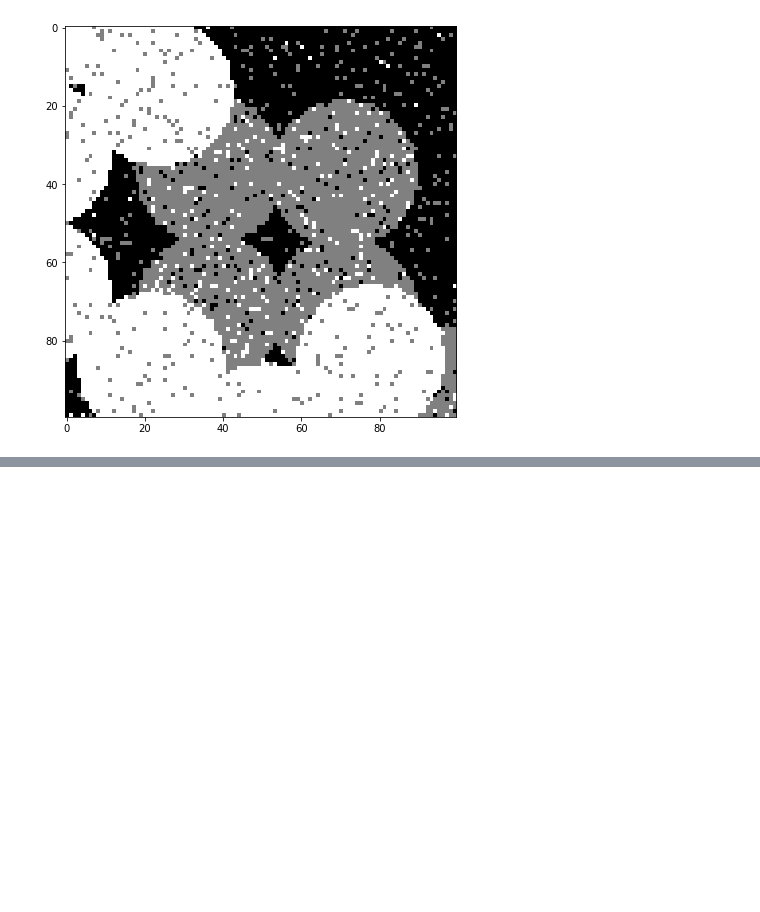
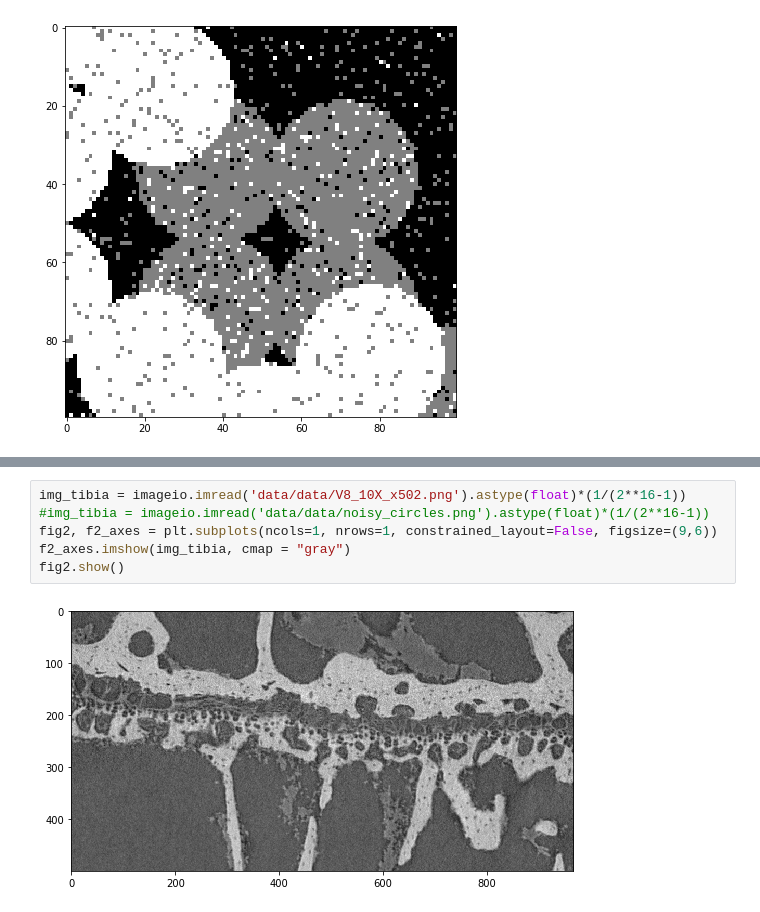
Before and after one commit to MJordahn/AIA_Spring_2020, a Jupyter notebook: Andreas/Week 5/MRF_image_segmentation.ipynb, the cells around one changed output, grey strips where cells are left out. Cells and saved outputs as stored; diff of their text form; blank space fills up the shorter version.

```diff
--- a/Andreas/Week 5/MRF_image_segmentation.ipynb
+++ b/Andreas/Week 5/MRF_image_segmentation.ipynb
@@ -126,0 +206,8 @@ Prior:  7321
+# %%
+img_tibia = imageio.imread('data/data/V8_10X_x502.png').astype(float)*(1/(2**16-1))
+#img_tibia = imageio.imread('data/data/noisy_circles.png').astype(float)*(1/(2**16-1))
+fig2, f2_axes = plt.subplots(ncols=1, nrows=1, constrained_layout=False, figsize=(9,6))
+f2_axes.imshow(img_tibia, cmap = "gray")
+fig2.show()
+# %% [output]
+[figure, added]
```
Also changed, not shown: parts of 23 cells of this notebook.
